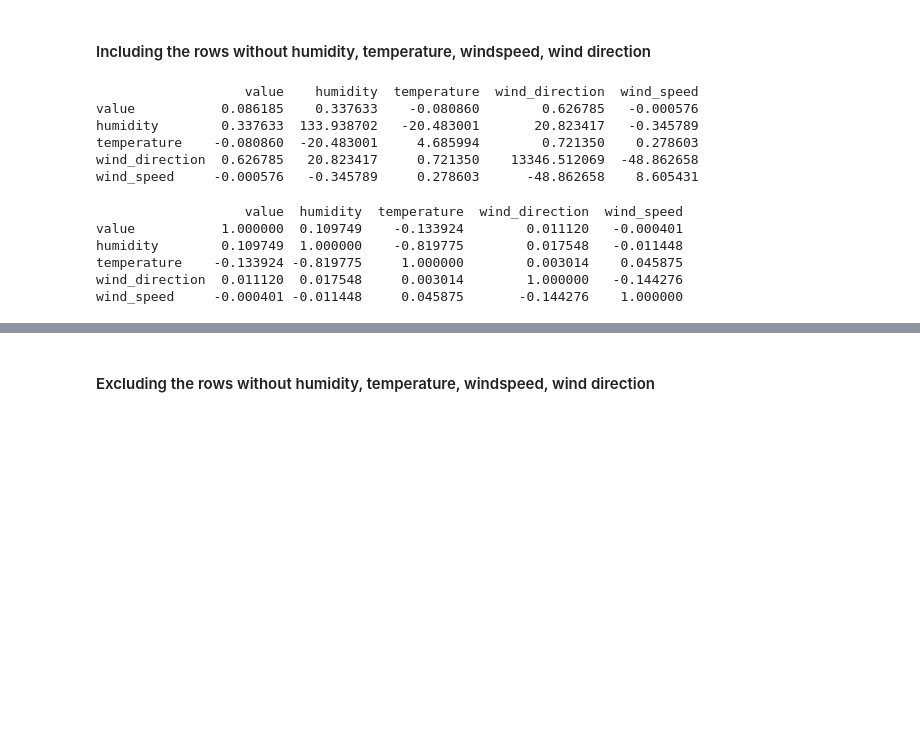
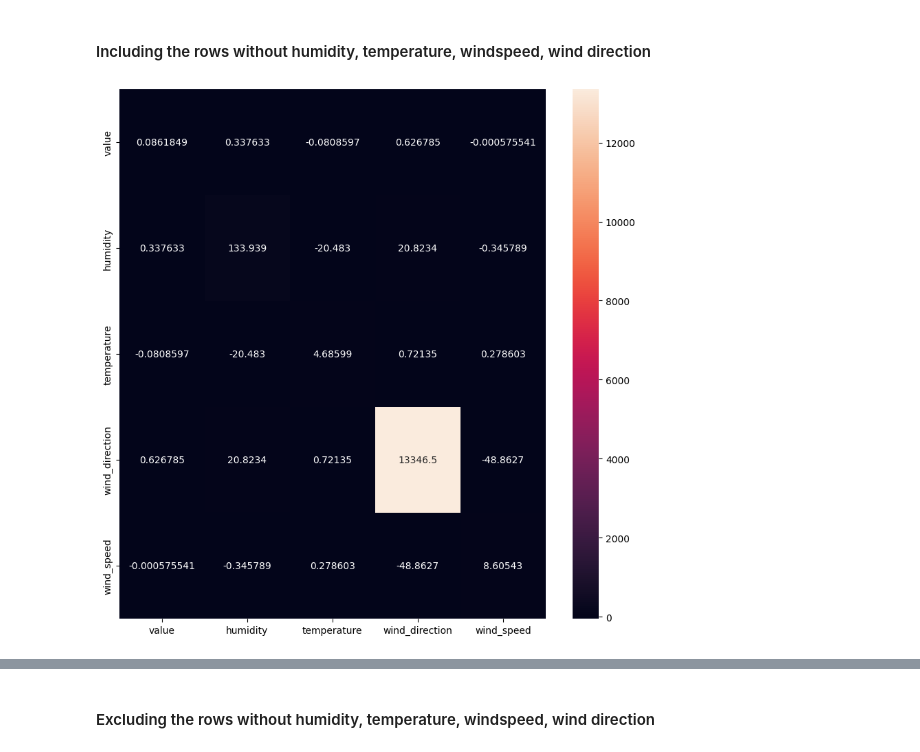
Before and after one commit to natashafjy/dsa3101-2220-11-rain, a Jupyter notebook: backend/exploratory_data_analysis.ipynb, the cells around one changed output, grey strips where cells are left out. Cells and saved outputs as stored; diff of their text form; code cells hidden in the pictures; blank space fills up the shorter version.

Commit message:
Added heatmaps to better visualize covariance and correlation matrix

```diff
--- a/backend/exploratory_data_analysis.ipynb
+++ b/backend/exploratory_data_analysis.ipynb
@@ -83,23 +83,10 @@ rain_data.groupby("station").count()
 ## Covariance and Correlation of different columns
 # %% [markdown]
 #### Including the rows without humidity, temperature, windspeed, wind direction
-# %%
-cov_matrix = pd.DataFrame.cov(rain_data)
-print(cov_matrix)
-# %% [output]
-                   value    humidity  temperature  wind_direction  wind_speed
-value           0.086185    0.337633    -0.080860        0.626785   -0.000576
-humidity        0.337633  133.938702   -20.483001       20.823417   -0.345789
-temperature    -0.080860  -20.483001     4.685994        0.721350    0.278603
-wind_direction  0.626785   20.823417     0.721350    13346.512069  -48.862658
-wind_speed     -0.000576   -0.345789     0.278603      -48.862658    8.605431
-# %%
-corr_matrix = rain_data.corr()
-print(corr_matrix)
-# %% [output]
-                   value  humidity  temperature  wind_direction  wind_speed
-value           1.000000  0.109749    -0.133924        0.011120   -0.000401
-humidity        0.109749  1.000000    -0.819775        0.017548   -0.011448
-temperature    -0.133924 -0.819775     1.000000        0.003014    0.045875
-wind_direction  0.011120  0.017548     0.003014        1.000000   -0.144276
-wind_speed     -0.000401 -0.011448     0.045875       -0.144276    1.000000
+# %%
+cov_matrix = pd.DataFrame.cov(rain_data)
+fig, ax = plt.subplots(figsize=(10,10))
+sn.heatmap(cov_matrix, annot=True, fmt='g', ax=ax)
+plt.show()
+# %% [output]
+[figure, added]
```
Also changed, not shown: parts of 5 cells of this notebook.
